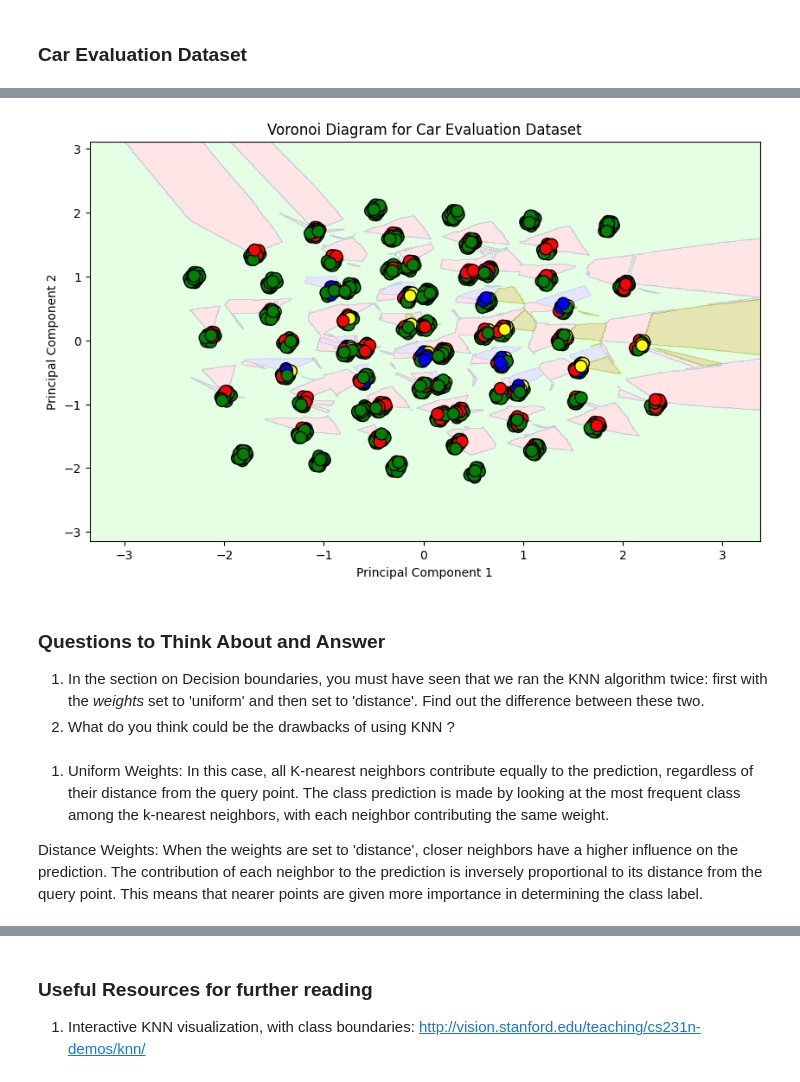
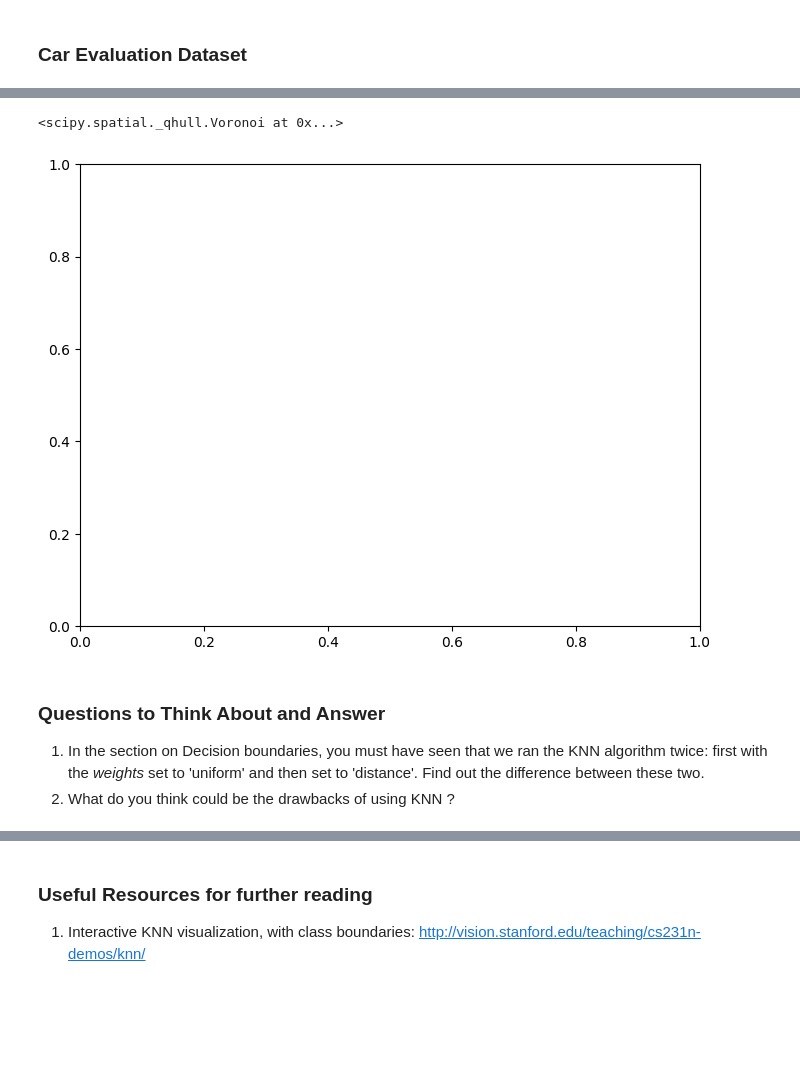
Before and after one commit to Soumyaa2005/iiit_labs, a Jupyter notebook: AIML_Module_3_Lab_2_Implementing_KNN_from_scratch_and_visualize_Algorithm_performance.ipynb, the cells around one changed output, grey strips where cells are left out. Saved outputs shown, nothing was run; the diff lists cells and outputs as text; code cells hidden in the pictures; blank space fills up the shorter version.

```diff
--- a/AIML_Module_3_Lab_2_Implementing_KNN_from_scratch_and_visualize_Algorithm_performance.ipynb
+++ b/AIML_Module_3_Lab_2_Implementing_KNN_from_scratch_and_visualize_Algorithm_performance.ipynb
@@ -569,58 +581,17 @@ plt.show()
-# %%
-## TASK-6
-## Plot the Voronoi diagram for the classifier of the Car evaluation dataset
-
-import pandas as pd
-import numpy as np
-import matplotlib.pyplot as plt
-from sklearn.model_selection import train_test_split
-from sklearn.preprocessing import LabelEncoder
-from sklearn.decomposition import PCA
-from sklearn.neighbors import KNeighborsClassifier
-from matplotlib.colors import ListedColormap
-
-url = 'https://archive.ics.uci.edu/ml/machine-learning-databases/car/car.data'
-columns = ['buying', 'maint', 'doors', 'persons', 'lug_boot', 'safety', 'class']
-data = pd.read_csv(url, names=columns)
-
-label_encoder = LabelEncoder()
-for col in data.columns:
-    data[col] = label_encoder.fit_transform(data[col])
-
-X = data.drop('class', axis=1)
-y = data['class']
-
-X_train, X_test, y_train, y_test = train_test_split(X, y, test_size=0.3, random_state=42)
-
-pca = PCA(n_components=2)
-X_train_pca = pca.fit_transform(X_train)
-X_test_pca = pca.transform(X_test)
-
-knn = KNeighborsClassifier(n_neighbors=3)
-knn.fit(X_train_pca, y_train)
-
-x_min, x_max = X_train_pca[:, 0].min() - 1, X_train_pca[:, 0].max() + 1
-y_min, y_max = X_train_pca[:, 1].min() - 1, X_train_pca[:, 1].max() + 1
-xx, yy = np.meshgrid(np.arange(x_min, x_max, 0.01),
-                     np.arange(y_min, y_max, 0.01))
-
-Z = knn.predict(np.c_[xx.ravel(), yy.ravel()])
-Z = Z.reshape(xx.shape)
-
-plt.figure(figsize=(10, 6))
-plt.contourf(xx, yy, Z, alpha=0.3, cmap=ListedColormap(['#FFAAAA', '#AAAAFF', '#AAFFAA', '#AAAA00']))
-plt.scatter(X_train_pca[:, 0], X_train_pca[:, 1], c=y_train, edgecolors='k', s=100, cmap=ListedColormap(['red', 'blue', 'green', 'yellow']))
-plt.title('Voronoi Diagram for Car Evaluation Dataset')
-plt.xlabel('Principal Component 1')
-plt.ylabel('Principal Component 2')
-plt.show()
-# %% [output]
-[figure, removed]
+# %%
+## TASK-6
+## Plot the Voronoi diagram for the classifier of the Car evaluation dataset
+
+from scipy.spatial import Voronoi, voronoi_plot_2d
+
+vor = Voronoi(X_train)
+
+fig, ax = plt.subplots(figsize=(8, 6))
+vor
+# %% [output]
+<scipy.spatial._qhull.Voronoi at 0x...>
+[figure, added]
 # %% [markdown]
 ### Questions to Think About and Answer
 1. In the section on Decision boundaries, you must have seen that we ran the KNN algorithm twice: first with the _weights_ set to 'uniform' and then set to 'distance'. Find out the difference between these two.
 2. What do you think could be the drawbacks of using KNN ?
-# %% [markdown]
-1. Uniform Weights: In this case, all K-nearest neighbors contribute equally to the prediction, regardless of their distance from the query point. The class prediction is made by looking at the most frequent class among the k-nearest neighbors, with each neighbor contributing the same weight.
-
-Distance Weights: When the weights are set to 'distance', closer neighbors have a higher influence on the prediction. The contribution of each neighbor to the prediction is inversely proportional to its distance from the query point. This means that nearer points are given more importance in determining the class label.
```
Also changed, not shown: parts of 23 cells of this notebook.
